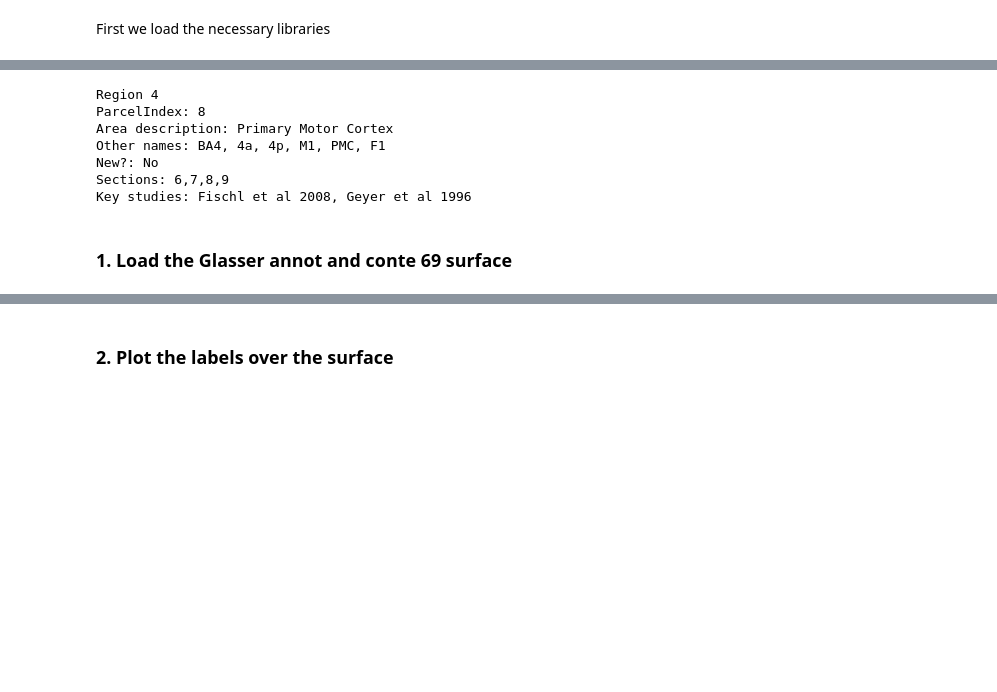
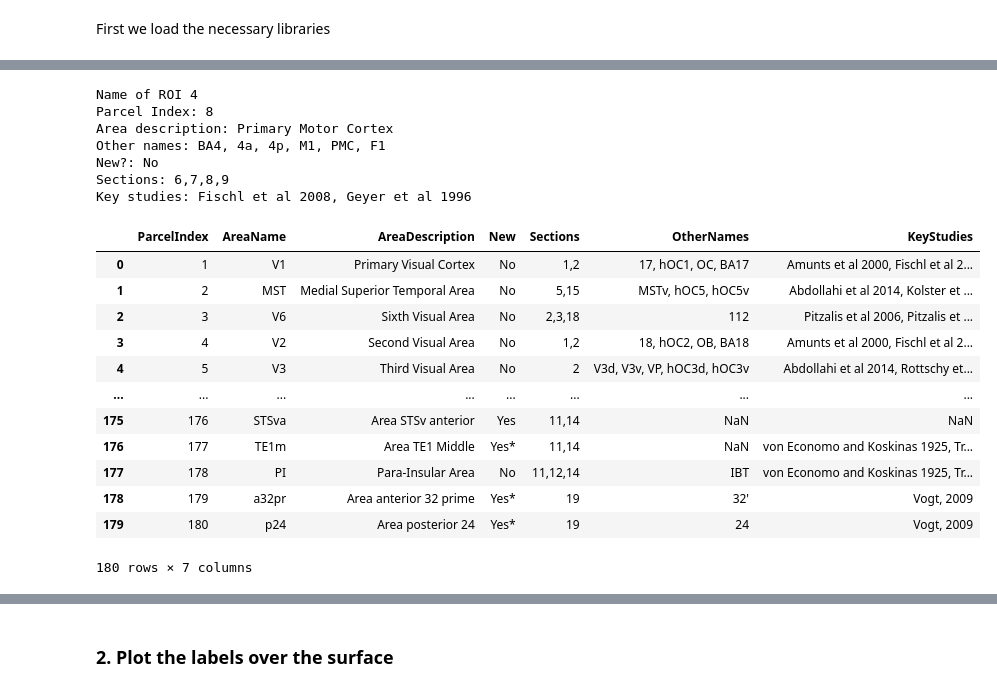
Before and after one commit to rcruces/2020_NMA_surface-plot, a Jupyter notebook: data/tutorial-surface_plot_with_BrainSpace.ipynb, the cells around one changed output, grey strips where cells are left out. Saved outputs shown, nothing was run; the diff lists cells and outputs as text; code cells hidden in the pictures; blank space fills up the shorter version.

```diff
--- a/data/tutorial-surface_plot_with_BrainSpace.ipynb
+++ b/data/tutorial-surface_plot_with_BrainSpace.ipynb
@@ -30,14 +34,26 @@ import ipywidgets as widgets       # interactive display
 # %%
 # Region names are entered as strings indexes as int
 hcpRegions = HCPRegions()
 hcpRegions.what_is('4', verbose=True)
+hcpRegions.table
 # %% [output]
-Region 4
-ParcelIndex: 8
+Name of ROI 4
+Parcel Index: 8
 Area description: Primary Motor Cortex
 Other names: BA4, 4a, 4p, M1, PMC, F1
 New?: No
 Sections: 6,7,8,9
 Key studies: Fischl et al 2008, Geyer et al 1996
+|  | ParcelIndex | AreaName | AreaDescription | New | Sections | OtherNames | KeyStudies |
+| 0 | 1 | V1 | Primary Visual Cortex | No | 1,2 | 17, hOC1, OC, BA17 | Amunts et al 2000, Fischl et al 2... |
+| 1 | 2 | MST | Medial Superior Temporal Area | No | 5,15 | MSTv, hOC5, hOC5v | Abdollahi et al 2014, Kolster et ... |
+| 2 | 3 | V6 | Sixth Visual Area | No | 2,3,18 | 112 | Pitzalis et al 2006, Pitzalis et ... |
+| 3 | 4 | V2 | Second Visual Area | No | 1,2 | 18, hOC2, OB, BA18 | Amunts et al 2000, Fischl et al 2... |
+| 4 | 5 | V3 | Third Visual Area | No | 2 | V3d, V3v, VP, hOC3d, hOC3v | Abdollahi et al 2014, Rottschy et... |
+| ... | ... | ... | ... | ... | ... | ... | ... |
+| 175 | 176 | STSva | Area STSv anterior | Yes | 11,14 | NaN | NaN |
+| 176 | 177 | TE1m | Area TE1 Middle | Yes* | 11,14 | NaN | von Economo and Koskinas 1925, Tr... |
+| 177 | 178 | PI | Para-Insular Area | No | 11,12,14 | IBT | von Economo and Koskinas 1925, Tr... |
+| 178 | 179 | a32pr | Area anterior 32 prime | Yes* | 19 | 32' | Vogt, 2009 |
+| 179 | 180 | p24 | Area posterior 24 | Yes* | 19 | 24 | Vogt, 2009 |
+180 rows × 7 columns
-# %% [markdown]
-### 1. Load the Glasser annot and conte 69 surface
```
Also changed, not shown: parts of 15 cells of this notebook, 1 other file.
